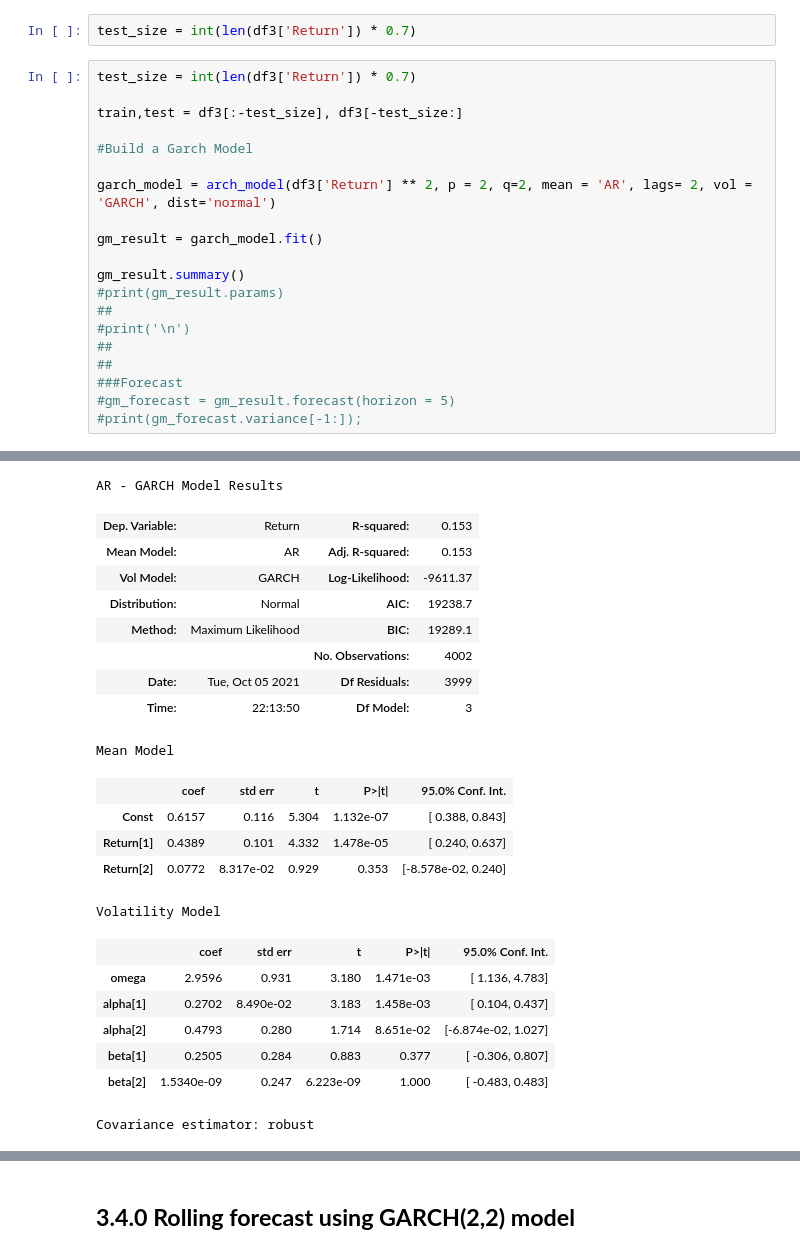
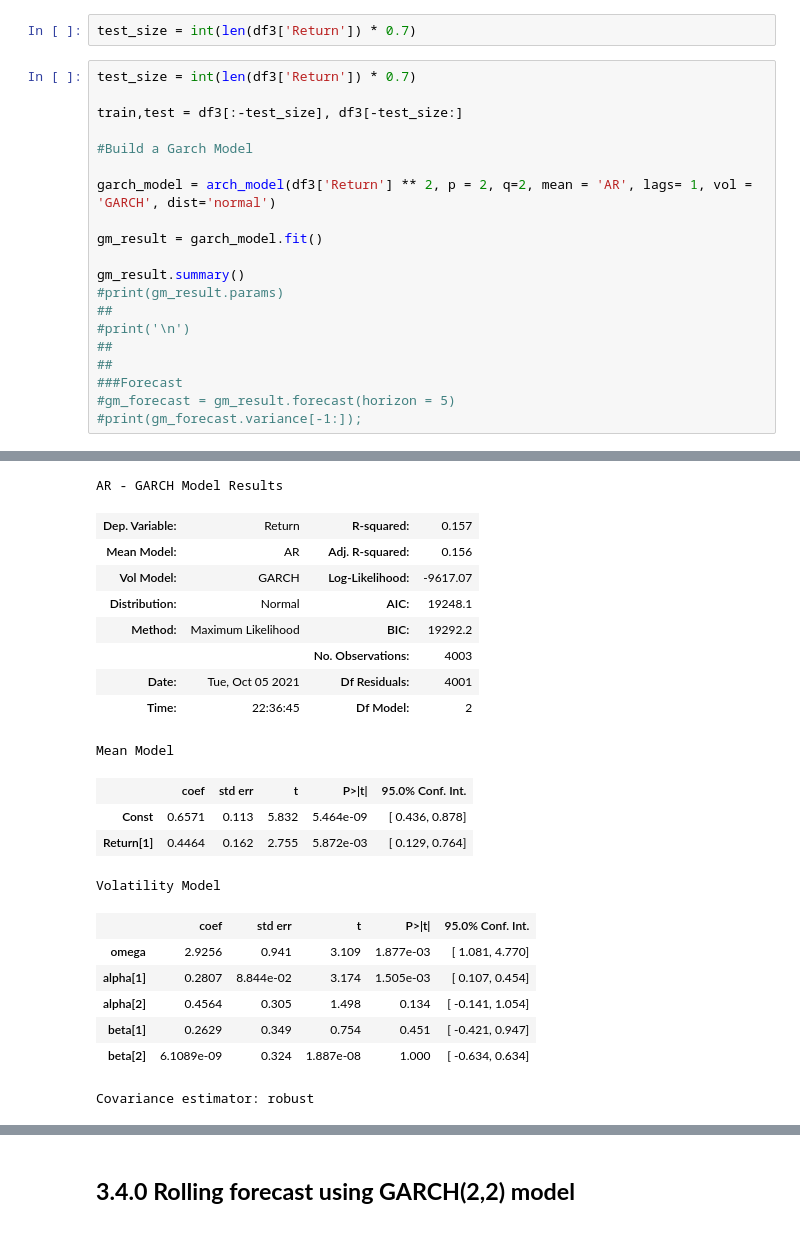
Before and after one commit to joaovictordesouzaduarte/volatility, a Jupyter notebook: notebooks/volatility.ipynb, the cells around one changed output, grey strips where cells are left out. Drawn from its saved outputs; the diff is of its cells as text.

```diff
--- a/notebooks/volatility.ipynb
+++ b/notebooks/volatility.ipynb
@@ -228,7 +228,7 @@ train,test = df3[:-test_size], df3[-test_size:]
 
 #Build a Garch Model
 
-garch_model = arch_model(df3['Return'] ** 2, p = 2, q=2, mean = 'AR', lags= 2, vol = 'GARCH', dist='normal')
+garch_model = arch_model(df3['Return'] ** 2, p = 2, q=2, mean = 'AR', lags= 1, vol = 'GARCH', dist='normal')
 
 gm_result = garch_model.fit()
 
@@ -262,22 +264,21 @@ Iteration:     12,   Func. Count:    126,   Neg. LLF: 9611.376626413394
 AR - GARCH Model Results
-| Dep. Variable: | Return | R-squared: | 0.153 |
-| Mean Model: | AR | Adj. R-squared: | 0.153 |
-| Vol Model: | GARCH | Log-Likelihood: | -9611.37 |
-| Distribution: | Normal | AIC: | 19238.7 |
-| Method: | Maximum Likelihood | BIC: | 19289.1 |
-|  |  | No. Observations: | 4002 |
-| Date: | Tue, Oct 05 2021 | Df Residuals: | 3999 |
-| Time: | 22:13:50 | Df Model: | 3 |
+| Dep. Variable: | Return | R-squared: | 0.157 |
+| Mean Model: | AR | Adj. R-squared: | 0.156 |
+| Vol Model: | GARCH | Log-Likelihood: | -9617.07 |
+| Distribution: | Normal | AIC: | 19248.1 |
+| Method: | Maximum Likelihood | BIC: | 19292.2 |
+|  |  | No. Observations: | 4003 |
+| Date: | Tue, Oct 05 2021 | Df Residuals: | 4001 |
+| Time: | 22:36:45 | Df Model: | 2 |
 Mean Model
 |  | coef | std err | t | P>|t| | 95.0% Conf. Int. |
-| Const | 0.6157 | 0.116 | 5.304 | 1.132e-07 | [ 0.388, 0.843] |
-| Return[1] | 0.4389 | 0.101 | 4.332 | 1.478e-05 | [ 0.240, 0.637] |
-| Return[2] | 0.0772 | 8.317e-02 | 0.929 | 0.353 | [-8.578e-02, 0.240] |
+| Const | 0.6571 | 0.113 | 5.832 | 5.464e-09 | [ 0.436, 0.878] |
+| Return[1] | 0.4464 | 0.162 | 2.755 | 5.872e-03 | [ 0.129, 0.764] |
 Volatility Model
 |  | coef | std err | t | P>|t| | 95.0% Conf. Int. |
-| omega | 2.9596 | 0.931 | 3.180 | 1.471e-03 | [ 1.136, 4.783] |
-| alpha[1] | 0.2702 | 8.490e-02 | 3.183 | 1.458e-03 | [ 0.104, 0.437] |
-| alpha[2] | 0.4793 | 0.280 | 1.714 | 8.651e-02 | [-6.874e-02, 1.027] |
-| beta[1] | 0.2505 | 0.284 | 0.883 | 0.377 | [ -0.306, 0.807] |
-| beta[2] | 1.5340e-09 | 0.247 | 6.223e-09 | 1.000 | [ -0.483, 0.483] |
+| omega | 2.9256 | 0.941 | 3.109 | 1.877e-03 | [ 1.081, 4.770] |
+| alpha[1] | 0.2807 | 8.844e-02 | 3.174 | 1.505e-03 | [ 0.107, 0.454] |
+| alpha[2] | 0.4564 | 0.305 | 1.498 | 0.134 | [ -0.141, 1.054] |
+| beta[1] | 0.2629 | 0.349 | 0.754 | 0.451 | [ -0.421, 0.947] |
+| beta[2] | 6.1089e-09 | 0.324 | 1.887e-08 | 1.000 | [ -0.634, 0.634] |
 Covariance estimator: robust
```
Also changed, not shown: parts of 4 cells of this notebook.
